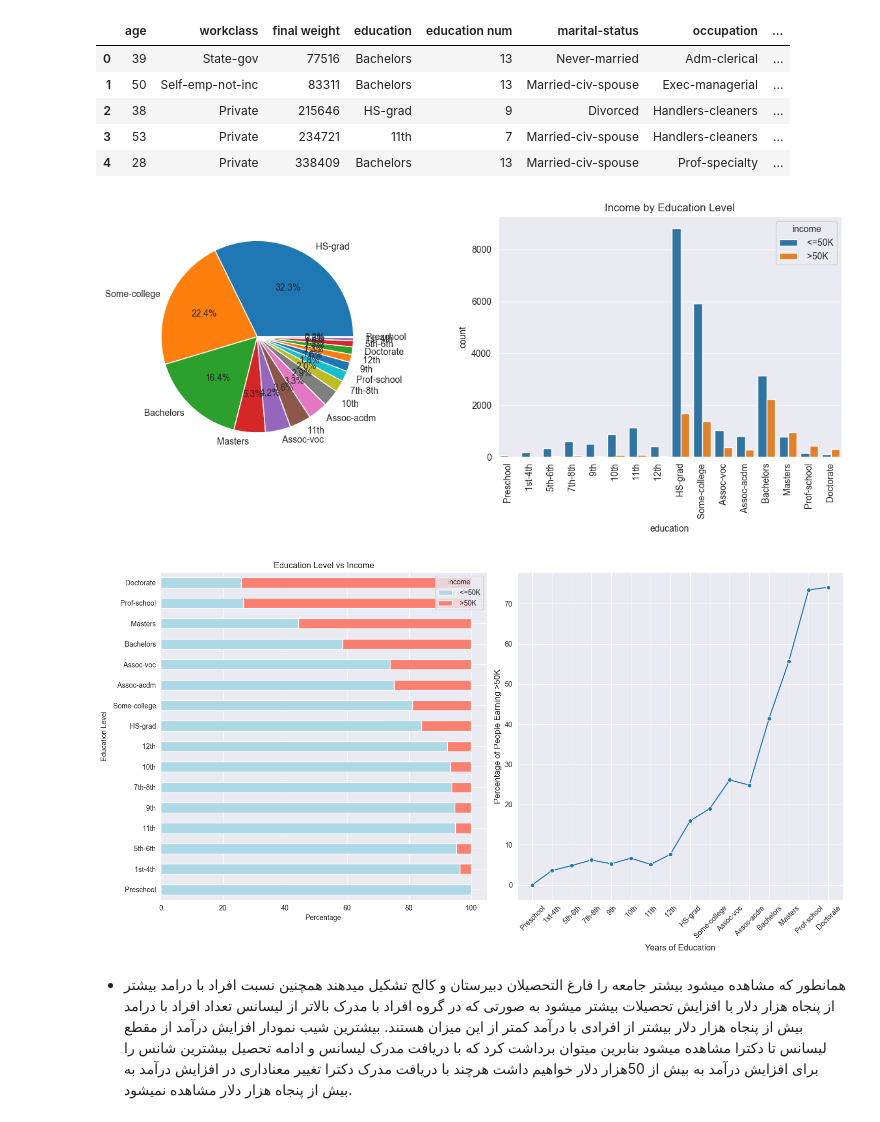
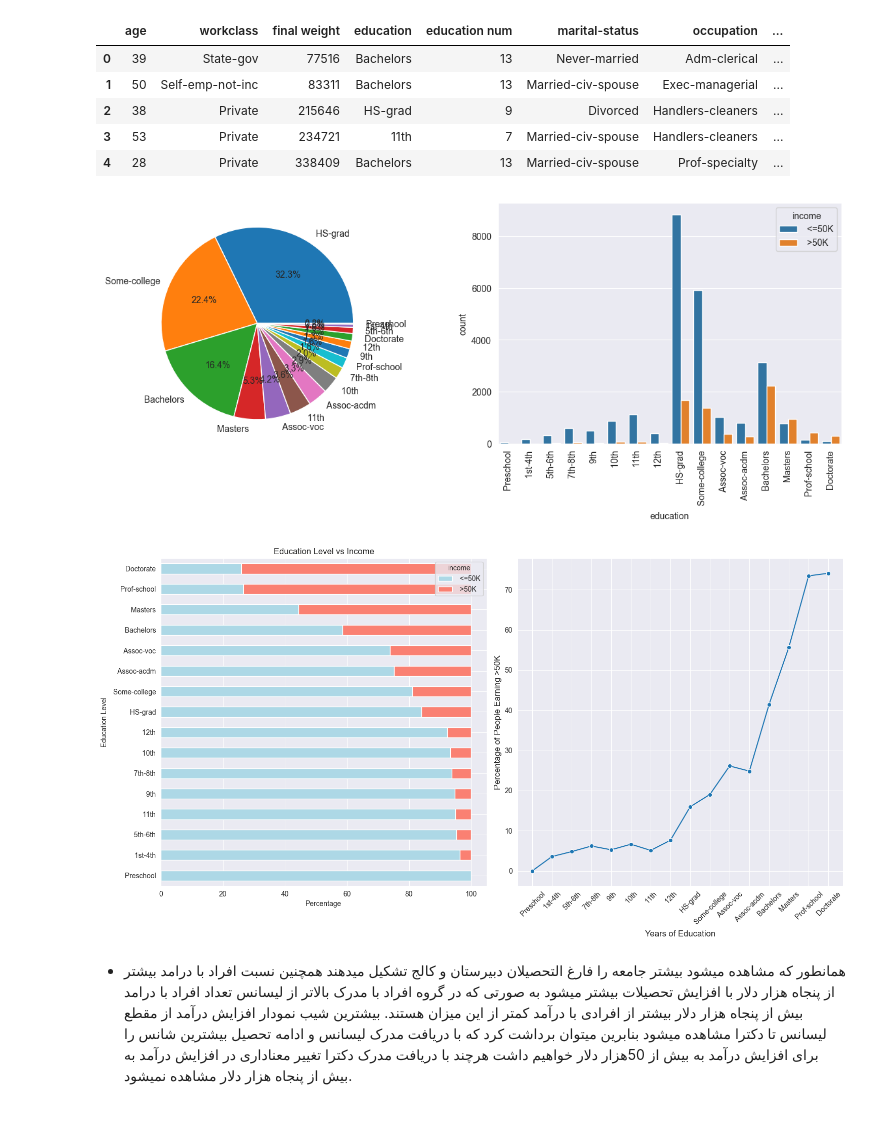
Before and after one commit to Farbod0o/Income-Analysis-in-Census-Data, a Jupyter notebook: CensusIncome.ipynb, the cells around one changed output. Saved outputs shown, nothing was run; the diff lists cells and outputs as text; code cells hidden in the pictures.

```diff
--- a/CensusIncome.ipynb
+++ b/CensusIncome.ipynb
@@ -48,35 +48,34 @@ fig, (ax1, ax2) = plt.subplots(1,2)
 fig.set_figwidth(15)
 data['education'].value_counts().sort_values()
 education=data.groupby('education')['education num'].unique().sort_values()
 index_list = education.index.to_list()
 sns.countplot(x="education", hue='income', data=data,order=index_list)
 ax1.pie(edu,labels=edu.index.to_list(), autopct='%1.1f%%')
 plt.xticks(rotation=90)
-plt.title('Income by Education Level')
 plt.show()
 
 plt.figure(figsize=(15, 8))
 
 plt.subplot(1, 2, 1)
 education_income = pd.crosstab(data['education'], data['income'], normalize='index')*100
 education_income.sort_values(by=' >50K').plot(kind='barh', stacked=True, color=['lightblue', 'salmon'], ax=plt.gca())
 plt.xlabel('Percentage')
 plt.ylabel('Education Level')
 plt.title('Education Level vs Income')
 
 
 plt.subplot(1, 2, 2)
 data['income_numeric'] = data['income'].apply(lambda x: 1 if x == ' >50K' else 0)
 education_income_mean = data.groupby('education num')['income_numeric'].mean() * 100
 sns.lineplot(x=index_list, y=education_income_mean.values, marker='o')
 plt.xlabel('Years of Education', fontsize=12)
 plt.ylabel('Percentage of People Earning >50K', fontsize=12)
 plt.xticks(rotation=45)
 
 plt.tight_layout()
 plt.show()
 # %% [output]
-[figure, old version]
+[figure, new version]
 [figure]
 # %% [markdown]
 * همانطور که مشاهده میشود بیشتر جامعه را فارغ التحصیلان دبیرستان و کالج تشکیل میدهند همچنین نسبت افراد با درامد بیشتر از پنجاه هزار دلار با افزایش تحصیلات بیشتر میشود به صورتی که در گروه افراد با مدرک بالاتر از لیسانس تعداد افراد با درامد بیش از پنجاه هزار دلار بیشتر از افرادی با درآمد کمتر از این میزان هستند. بیشترین شیب نمودار افزایش درآمد از مقطع لیسانس تا دکترا مشاهده میشود بنابرین میتوان برداشت کرد که با دریافت مدرک لیسانس و ادامه تحصیل  بیشترین شانس را برای افزایش درآمد به بیش از 50هزار دلار خواهیم داشت هرچند با دریافت مدرک دکترا تغییر معناداری در افزایش درآمد به بیش از پنجاه هزار دلار مشاهده نمیشود.
```
Also changed, not shown: parts of 1 cell of this notebook.
